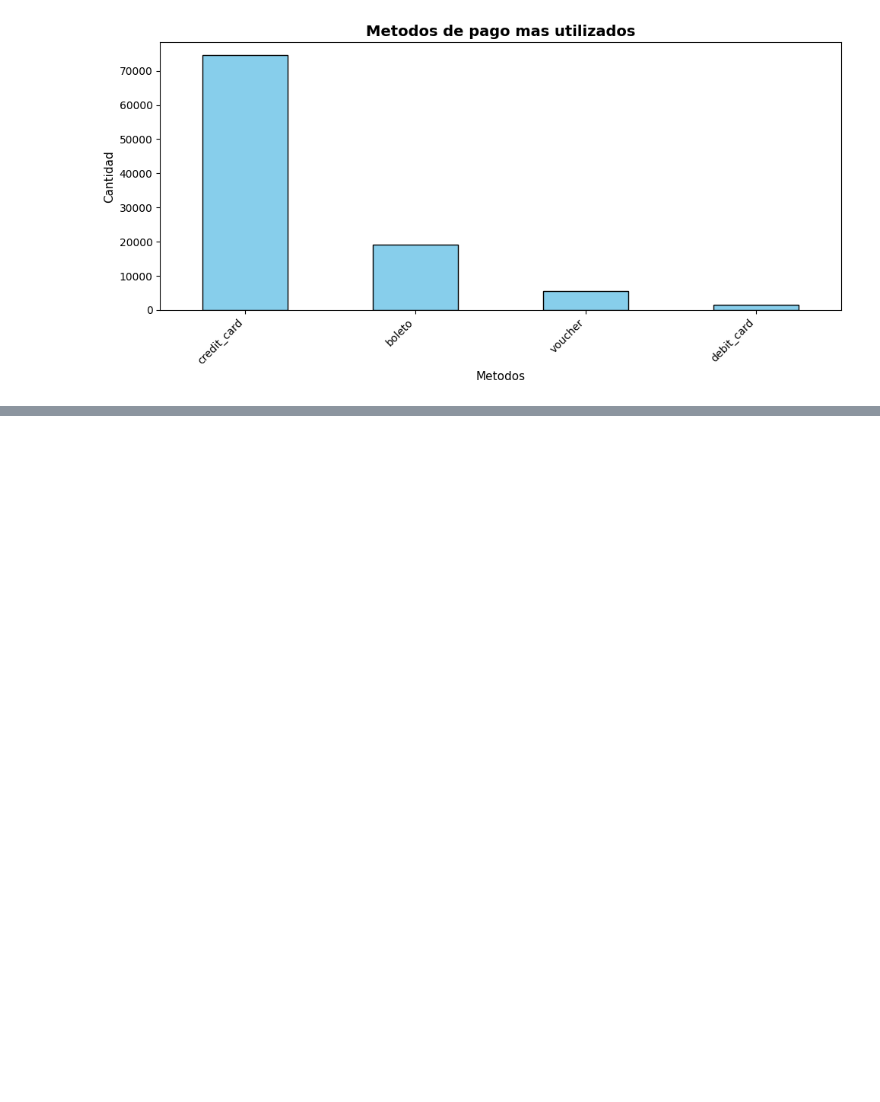
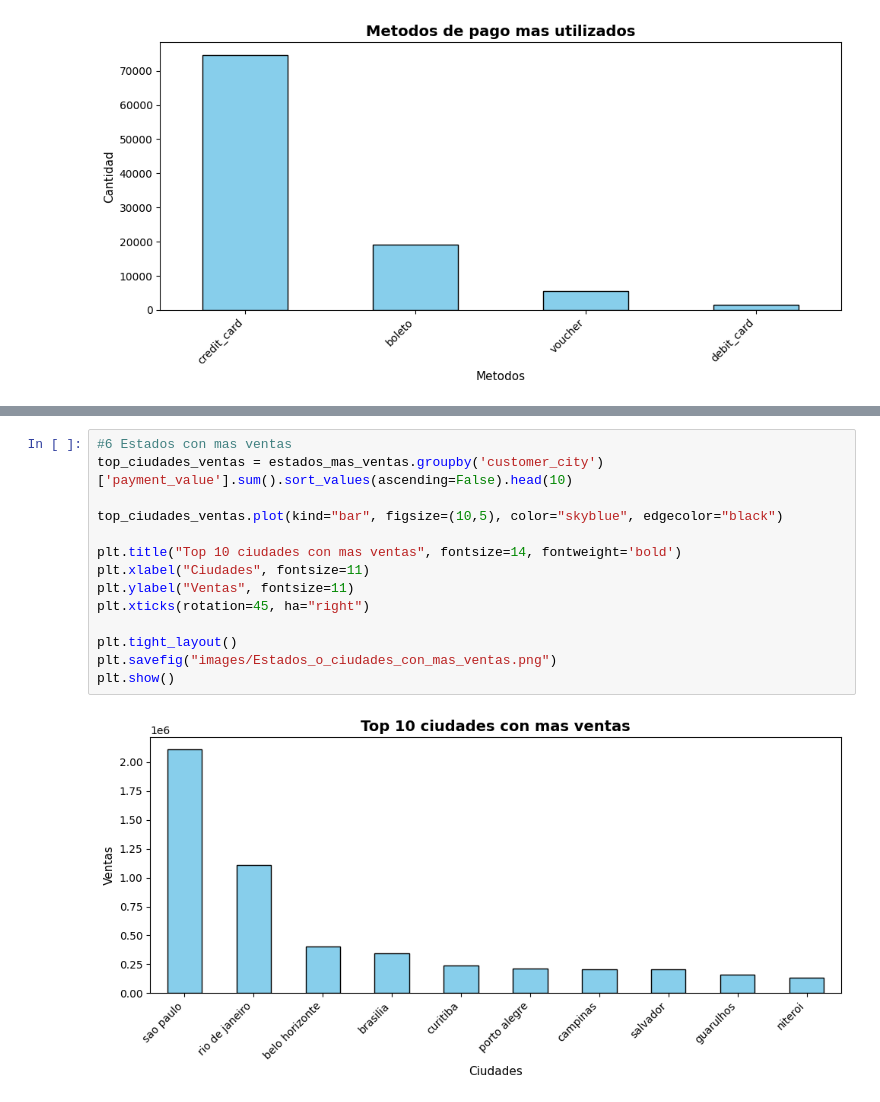
Before and after one commit to LucianoDeMarco/AnalisisDeVentasMultitablas, a Jupyter notebook: analisis-Ecommerce.ipynb, the cells around one changed output, grey strips where cells are left out. Drawn from its saved outputs; the diff is of its cells as text; blank space fills up the shorter version.

```diff
--- a/analisis-Ecommerce.ipynb
+++ b/analisis-Ecommerce.ipynb
@@ -670,0 +687,16 @@ plt.show()
+# %%
+#6 Estados con mas ventas
+top_ciudades_ventas = estados_mas_ventas.groupby('customer_city')['payment_value'].sum().sort_values(ascending=False).head(10)
+
+top_ciudades_ventas.plot(kind="bar", figsize=(10,5), color="skyblue", edgecolor="black")
+
+plt.title("Top 10 ciudades con mas ventas", fontsize=14, fontweight='bold')
+plt.xlabel("Ciudades", fontsize=11)
+plt.ylabel("Ventas", fontsize=11)
+plt.xticks(rotation=45, ha="right")
+
+plt.tight_layout()
+plt.savefig("images/Estados_o_ciudades_con_mas_ventas.png")
+plt.show()
+# %% [output]
+[figure, added]
```
Also changed, not shown: parts of 1 cell of this notebook, 1 other file.
